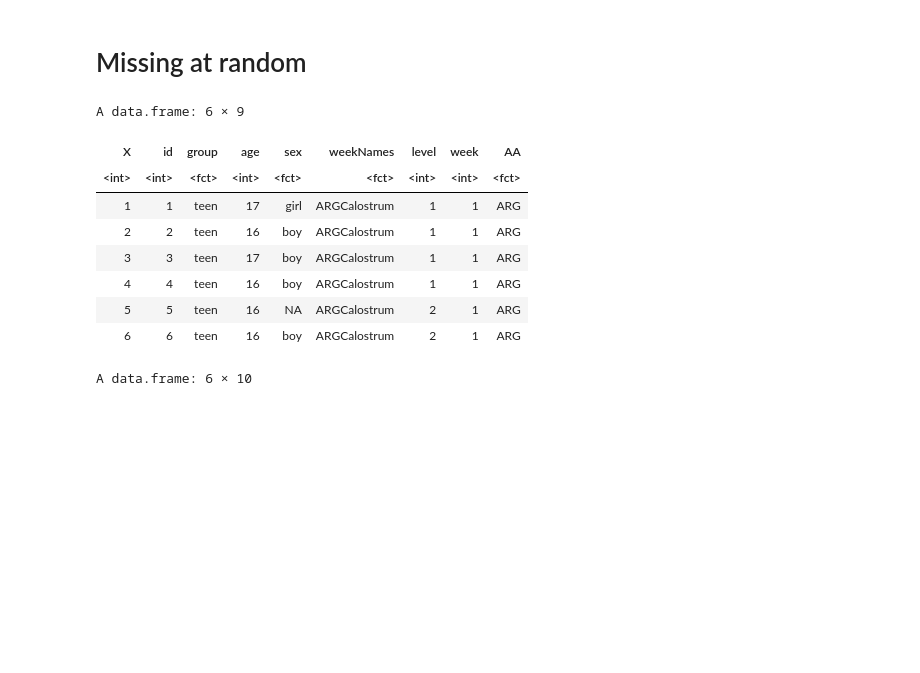
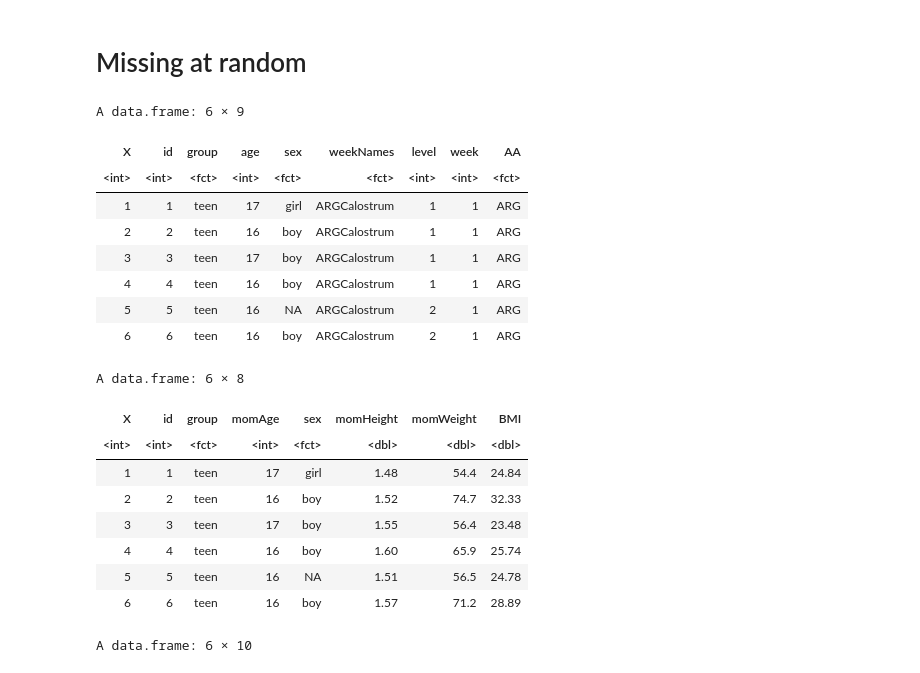
Before and after one commit to notblank/AA-leche-humana, a Jupyter notebook: Missing at random.ipynb, the cells around one changed output. Cells and saved outputs as stored; diff of their text form; code cells hidden in the pictures; blank space fills up the shorter version.

Commit message:
Missing at random: Mother-Child data

```diff
--- a/Missing at random.ipynb
+++ b/Missing at random.ipynb
@@ -24,15 +24,27 @@ The following object is masked from ‘package:tidyr’:
 # %%
 AA_E_Long <- read.csv('./datos/AA_E_Long.csv')
 AA_NE_Long <- read.csv('./datos/AA_NE_Long.csv')
 
+moms <- read.csv('./datos/moms.csv')
+
 head(AA_NE_Long)
+head(moms)
 # %% [output]
 A data.frame: 6 × 9
 | X | id | group | age | sex | weekNames | level | week | AA |
 | <int> | <int> | <fct> | <int> | <fct> | <fct> | <int> | <int> | <fct> |
 | 1 | 1 | teen | 17 | girl | ARGCalostrum | 1 | 1 | ARG |
 | 2 | 2 | teen | 16 | boy | ARGCalostrum | 1 | 1 | ARG |
 | 3 | 3 | teen | 17 | boy | ARGCalostrum | 1 | 1 | ARG |
 | 4 | 4 | teen | 16 | boy | ARGCalostrum | 1 | 1 | ARG |
 | 5 | 5 | teen | 16 | NA | ARGCalostrum | 2 | 1 | ARG |
 | 6 | 6 | teen | 16 | boy | ARGCalostrum | 2 | 1 | ARG |
+A data.frame: 6 × 8
+| X | id | group | momAge | sex | momHeight | momWeight | BMI |
+| <int> | <int> | <fct> | <int> | <fct> | <dbl> | <dbl> | <dbl> |
+| 1 | 1 | teen | 17 | girl | 1.48 | 54.4 | 24.84 |
+| 2 | 2 | teen | 16 | boy | 1.52 | 74.7 | 32.33 |
+| 3 | 3 | teen | 17 | boy | 1.55 | 56.4 | 23.48 |
+| 4 | 4 | teen | 16 | boy | 1.60 | 65.9 | 25.74 |
+| 5 | 5 | teen | 16 | NA | 1.51 | 56.5 | 24.78 |
+| 6 | 6 | teen | 16 | boy | 1.57 | 71.2 | 28.89 |
```
Also changed, not shown: parts of 12 cells of this notebook, 4 other files.
